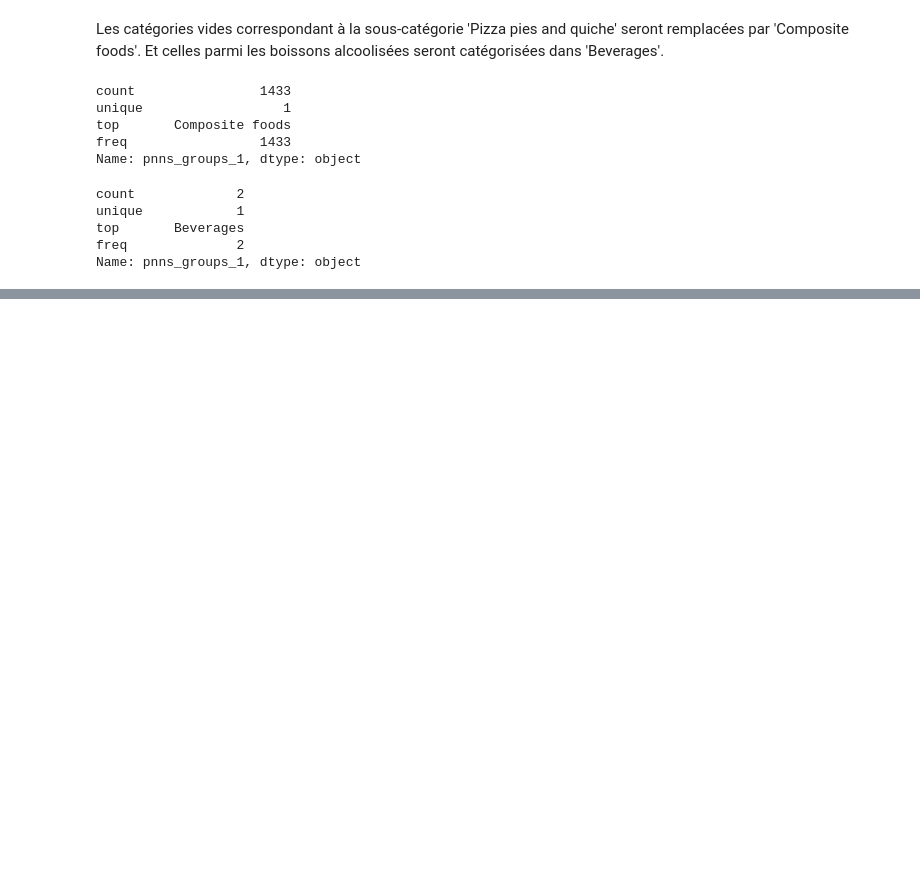
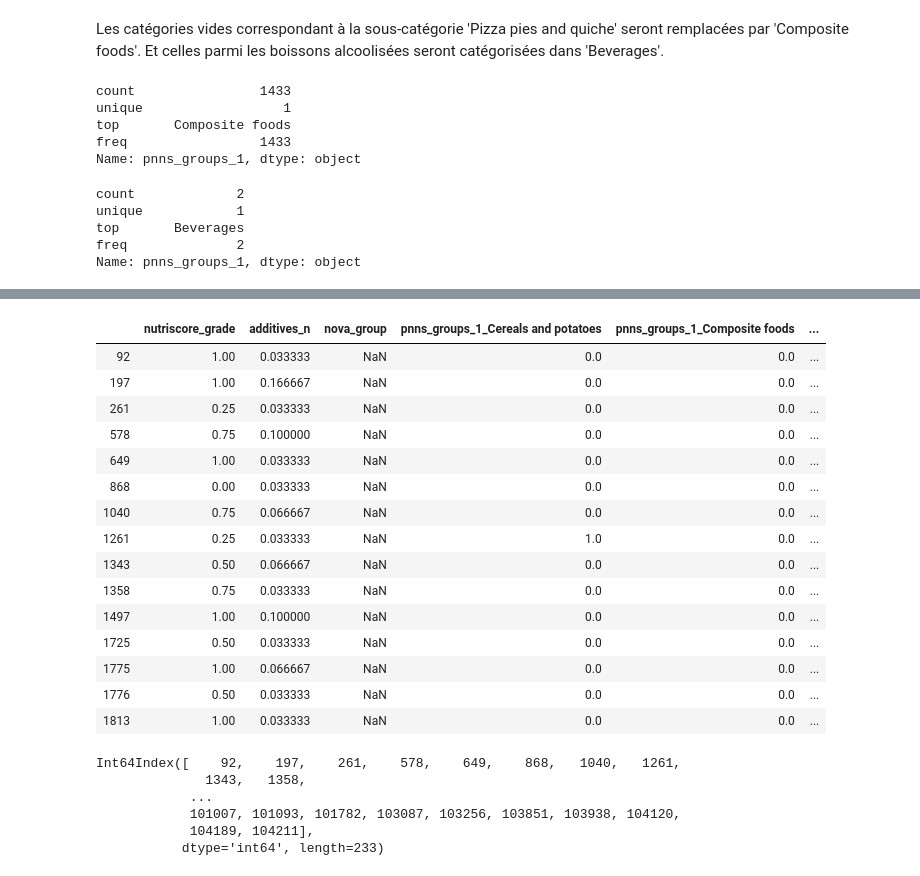
Before and after one commit to sebastienbourgeois/oc-p3-conception-application-sante-publique, a Jupyter notebook: PSante_02_notebookexploration.ipynb, the cells around one changed output, grey strips where cells are left out. Saved outputs shown, nothing was run; the diff lists cells and outputs as text; code cells hidden in the pictures; blank space fills up the shorter version.

Commit message:
Imputation de la variable 'nova_group' avec l'algorithme k-NN

```diff
--- a/PSante_02_notebookexploration.ipynb
+++ b/PSante_02_notebookexploration.ipynb
@@ -1540,0 +1567,6 @@ open_food_facts_df.info()
+# %%
+imputation_knn_df.loc[imputation_knn_df['nutriscore_grade'] == 'a', 'nutriscore_grade'] = 1
+imputation_knn_df.loc[imputation_knn_df['nutriscore_grade'] == 'b', 'nutriscore_grade'] = 2
+imputation_knn_df.loc[imputation_knn_df['nutriscore_grade'] == 'c', 'nutriscore_grade'] = 3
+imputation_knn_df.loc[imputation_knn_df['nutriscore_grade'] == 'd', 'nutriscore_grade'] = 4
+imputation_knn_df.loc[imputation_knn_df['nutriscore_grade'] == 'e', 'nutriscore_grade'] = 5
@@ -1540,0 +1588,4 @@ open_food_facts_df.info()
+# %%
+cat_variables = imputation_knn_df[['pnns_groups_1']]
+cat_flags = pd.get_dummies(cat_variables, drop_first=True)
+cat_flags.head()
@@ -1540,0 +1599,4 @@ open_food_facts_df.info()
+# %%
+imputation_knn_df = imputation_knn_df.drop(['pnns_groups_1'], axis=1)
+imputation_knn_df = pd.concat([imputation_knn_df, cat_flags], axis=1)
+imputation_knn_df.head()
@@ -1540,0 +1610,7 @@ open_food_facts_df.info()
+# %%
+# normalisation des données pour l'algorithme car il se base sur les distances
+from sklearn.preprocessing import MinMaxScaler
+
+scaler = MinMaxScaler()
+imputation_knn_df = pd.DataFrame(scaler.fit_transform(imputation_knn_df), columns = imputation_knn_df.columns)
+imputation_knn_df.head()
@@ -1540,0 +1636,29 @@ open_food_facts_df.info()
+# %%
+imputation_knn_df[imputation_knn_df['nova_group'].isna()].head(15)
+# %% [output]
+|  | nutriscore_grade | additives_n | nova_group | pnns_groups_1_Cereals and potatoes | pnns_groups_1_Composite foods | ... |
+| 92 | 1.00 | 0.033333 | NaN | 0.0 | 0.0 | ... |
+| 197 | 1.00 | 0.166667 | NaN | 0.0 | 0.0 | ... |
+| 261 | 0.25 | 0.033333 | NaN | 0.0 | 0.0 | ... |
+| 578 | 0.75 | 0.100000 | NaN | 0.0 | 0.0 | ... |
+| 649 | 1.00 | 0.033333 | NaN | 0.0 | 0.0 | ... |
+| 868 | 0.00 | 0.033333 | NaN | 0.0 | 0.0 | ... |
+| 1040 | 0.75 | 0.066667 | NaN | 0.0 | 0.0 | ... |
+| 1261 | 0.25 | 0.033333 | NaN | 1.0 | 0.0 | ... |
+| 1343 | 0.50 | 0.066667 | NaN | 0.0 | 0.0 | ... |
+| 1358 | 0.75 | 0.033333 | NaN | 0.0 | 0.0 | ... |
+| 1497 | 1.00 | 0.100000 | NaN | 0.0 | 0.0 | ... |
+| 1725 | 0.50 | 0.033333 | NaN | 0.0 | 0.0 | ... |
+| 1775 | 1.00 | 0.066667 | NaN | 0.0 | 0.0 | ... |
+| 1776 | 0.50 | 0.033333 | NaN | 0.0 | 0.0 | ... |
+| 1813 | 1.00 | 0.033333 | NaN | 0.0 | 0.0 | ... |
+# %%
+index_donnees_imputees = imputation_knn_df[imputation_knn_df['nova_group'].isna()].index
+index_donnees_imputees
+# %% [output]
+Int64Index([    92,    197,    261,    578,    649,    868,   1040,   1261,
+              1343,   1358,
+            ...
+            101007, 101093, 101782, 103087, 103256, 103851, 103938, 104120,
+            104189, 104211],
+           dtype='int64', length=233)
```
Also changed, not shown: parts of 27 cells of this notebook.
